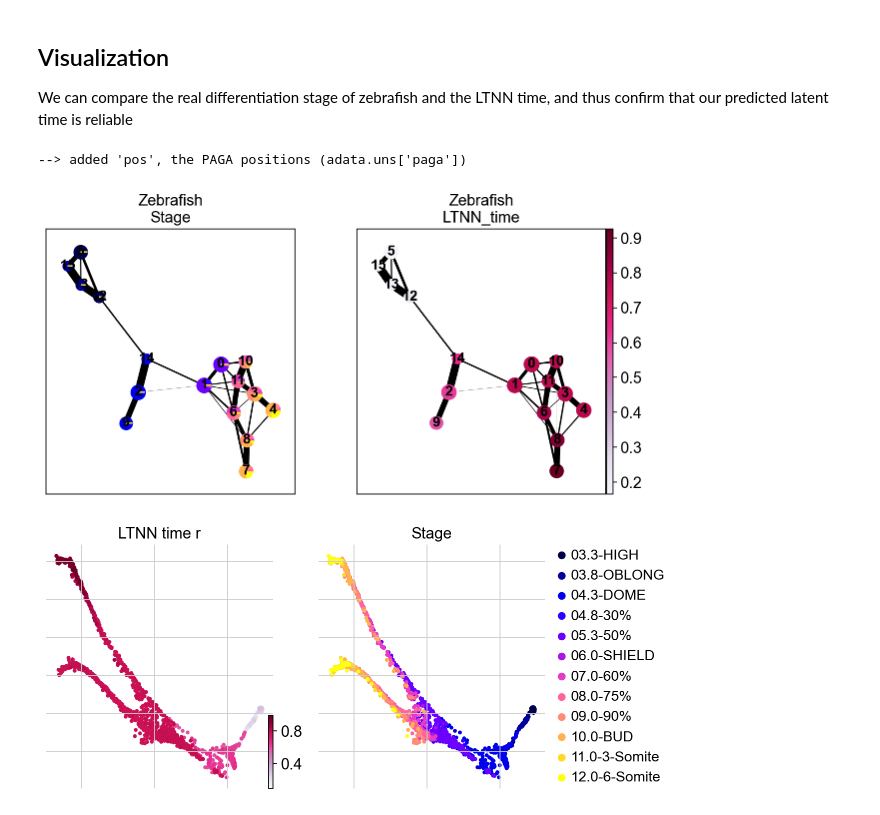
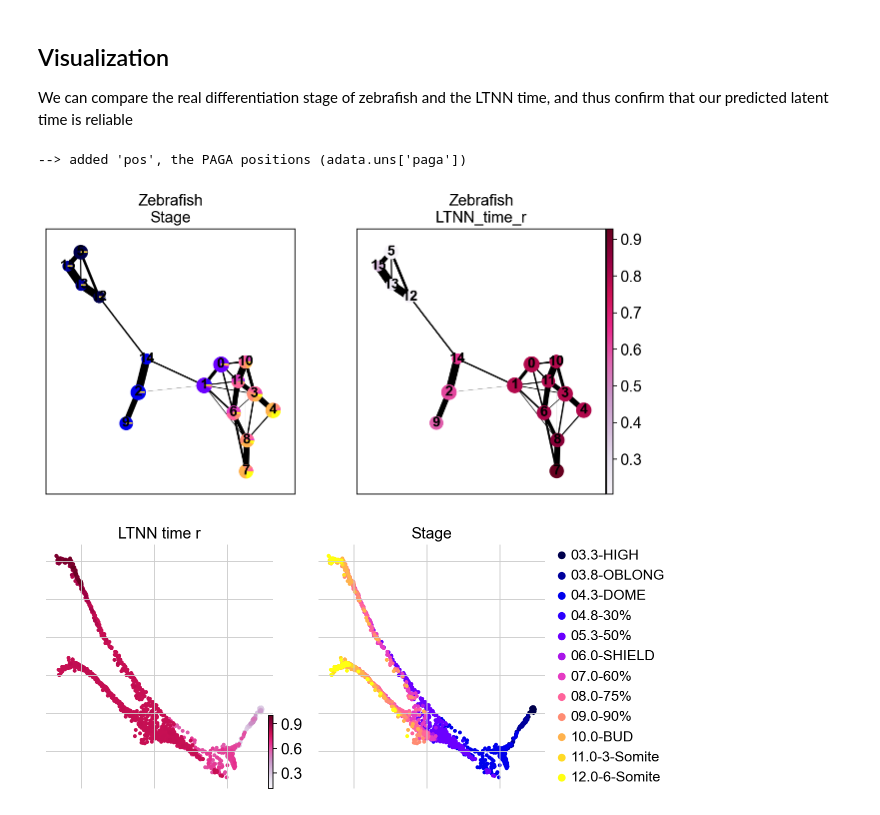
Before and after one commit to Starlitnightly/scltnn, a Jupyter notebook: source/Tutorials/zebrafish.ipynb, the cells around one changed output. Saved outputs shown, nothing was run; the diff lists cells and outputs as text; code cells hidden in the pictures.

```diff
--- a/source/Tutorials/zebrafish.ipynb
+++ b/source/Tutorials/zebrafish.ipynb
@@ -85,4 +85,4 @@ running PAGA
 ## Calculate the pre-model time
 We have computed some single-cell latent times in advance by scVelo and trained an artificial neural network (ANN) model with these latent times. We can use these known models to initially determine the starting and ending points of the evolution of our single-cell atlas.
 # %%
-zebrafish.load_model('../model/best_model.h5')
+zebrafish.load_model('../../model/best_model.h5')
@@ -186,13 +183,13 @@ zebrafish.cal_scLTNN_time()
 We can compare the real differentiation stage of zebrafish and the LTNN time, and thus confirm that our predicted latent time is reliable
 # %%
 sc.pl.paga(zebrafish.adata_test, color=['Stage','LTNN_time_r'],cmap='PuRd',
-          title=['Zebrafish\nStage','Zebrafish\nLTNN_time'],)
+          title=['Zebrafish\nStage','Zebrafish\nLTNN_time_r'],)
           #save='_fig3_pancreas.png')
 # %% [output]
 --> added 'pos', the PAGA positions (adata.uns['paga'])
-[figure, old version]
+[figure, new version]
 # %%
 scv.pl.scatter(zebrafish.adata_test, basis="force_directed", cmap='PuRd',
                c=['LTNN_time_r','Stage'], legend_loc="right")
 # %% [output]
-[figure, old version]
+[figure, new version]
```
Also changed, not shown: parts of 7 cells of this notebook, 11 other files.
